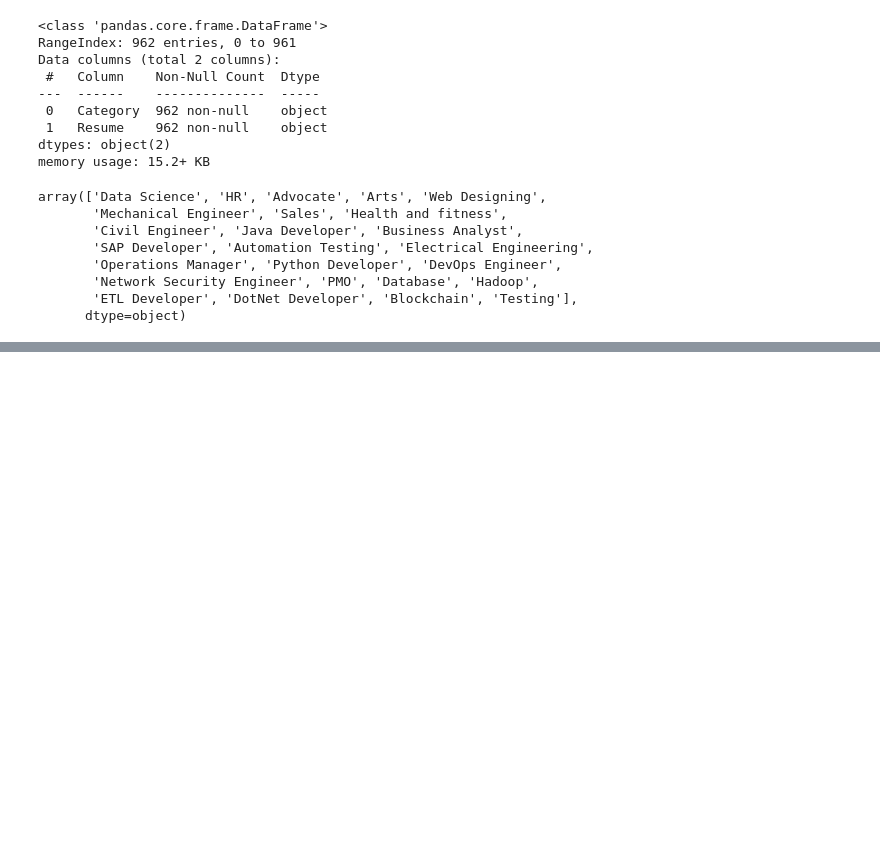
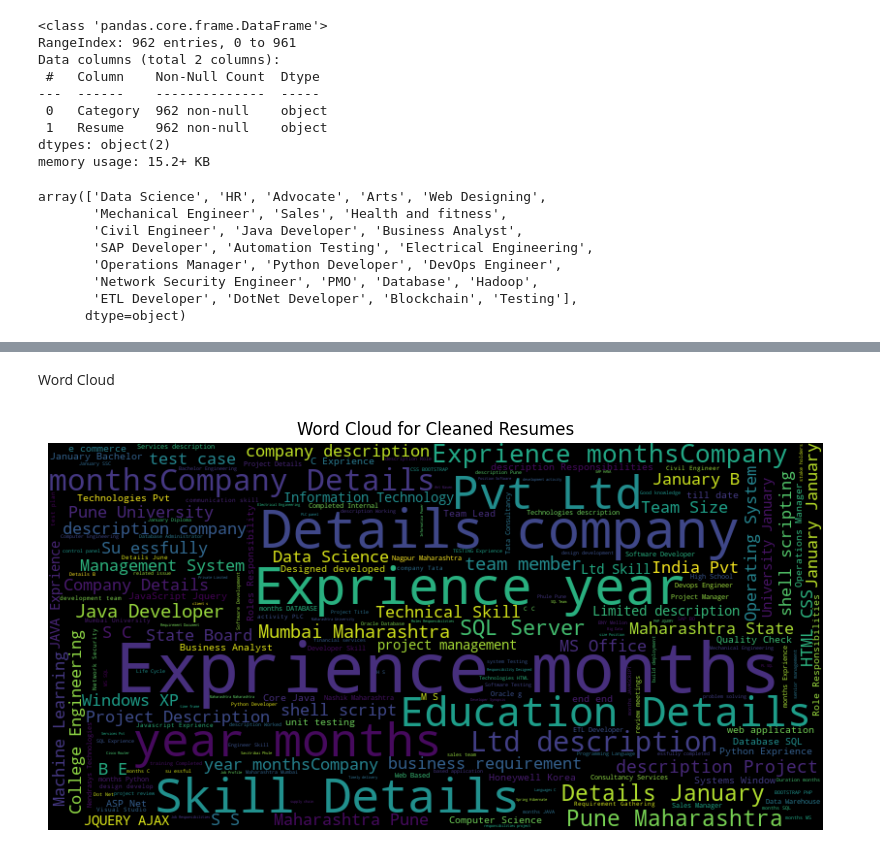
Before and after one commit to The-SP/ML-Code-Collection, a Jupyter notebook: BERT/3_Resume_Classification/res.ipynb, the cells around one changed output, grey strips where cells are left out. Cells and saved outputs as stored; diff of their text form; code cells hidden in the pictures; blank space fills up the shorter version.

```diff
--- a/BERT/3_Resume_Classification/res.ipynb
+++ b/BERT/3_Resume_Classification/res.ipynb
@@ -62,3 +76,31 @@ def cleanResume(resumeText):
     return resumeText
 
 df_resume['cleaned_resume'] = df_resume.Resume.apply(cleanResume)
+# %%
+import spacy
+
+nlp = spacy.load('en_core_web_sm')
+
+def preprocess_text(text):
+    doc = nlp(text)
+    tokens = [token.text for token in doc if token.is_alpha and not token.is_stop]
+    return ' '.join(tokens)
+
+# Apply the function to the 'cleaned_resume' column
+df_resume['cleaned_resume'] = df_resume['cleaned_resume'].apply(preprocess_text)
+# %% [markdown]
+Word Cloud
+# %%
+from wordcloud import WordCloud
+
+all_resumes_text = ' '.join(df_resume['cleaned_resume'])
+
+word_cloud = WordCloud(width=800, height=400).generate(all_resumes_text)
+
+plt.figure(figsize=(10, 6))
+plt.imshow(word_cloud, interpolation='bilinear')
+plt.axis('off')
+plt.title('Word Cloud for Cleaned Resumes')
+plt.show()
+# %% [output]
+[figure, added]
```
Also changed, not shown: parts of 13 cells of this notebook.
